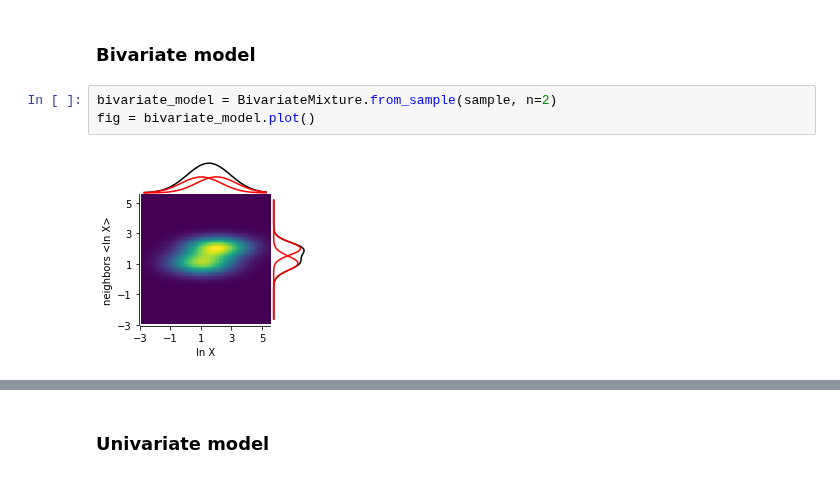
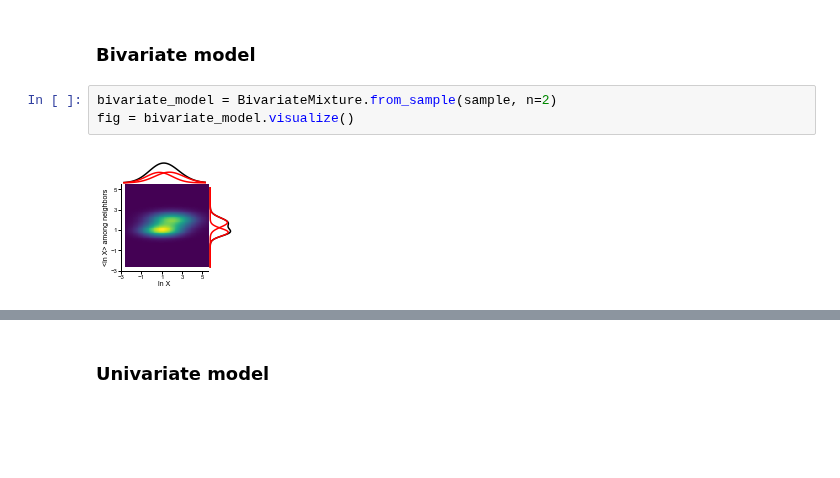
Before and after one commit to sbernasek/flyqma, a Jupyter notebook: notebooks/results/mixture_model_testing.ipynb, the cells around one changed output, grey strips where cells are left out. Cells and saved outputs as stored; diff of their text form; blank space fills up the shorter version.

```diff
--- a/notebooks/results/mixture_model_testing.ipynb
+++ b/notebooks/results/mixture_model_testing.ipynb
@@ -32,9 +30,9 @@ sample = generating_model.multi_sample(N, m=m)
 ### Bivariate model
 # %%
 bivariate_model = BivariateMixture.from_sample(sample, n=2)
-fig = bivariate_model.plot()
+fig = bivariate_model.visualize()
 # %% [output]
-[figure, old version]
+[figure, new version]
 # %%
 fig, ax = plt.subplots(figsize=(2., 1.25))
 generating_model.plot_data(ax=ax, log=True, alpha=0.3)
```
Also changed, not shown: parts of 17 cells of this notebook, 21 other files.
